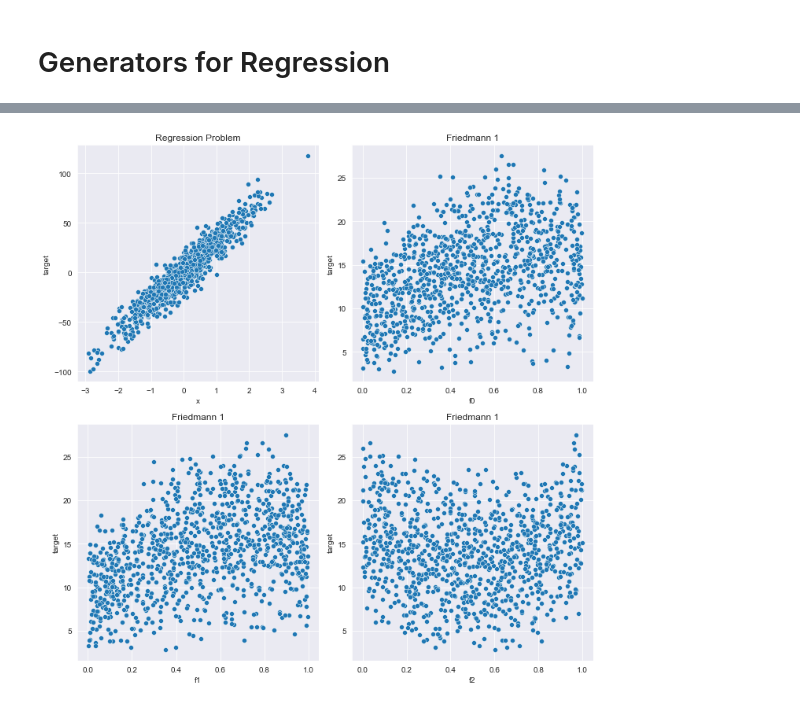
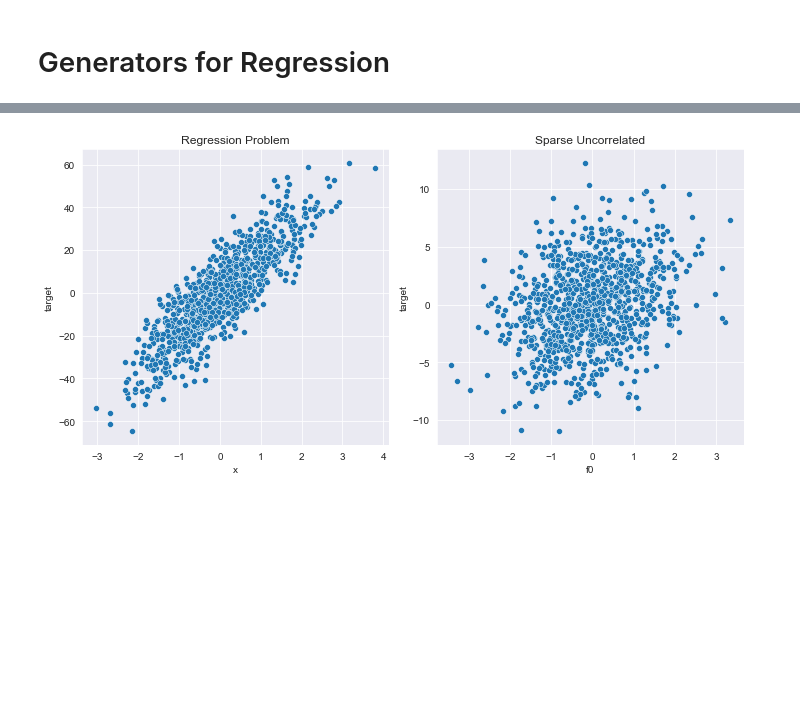
Before and after one commit to DimitriMisiak/Kaggle-Projects, a Jupyter notebook: toy-models/generated_datasets.ipynb, the cells around one changed output, grey strips where cells are left out. Saved outputs shown, nothing was run; the diff lists cells and outputs as text; code cells hidden in the pictures; blank space fills up the shorter version.

```diff
--- a/toy-models/generated_datasets.ipynb
+++ b/toy-models/generated_datasets.ipynb
@@ -76,7 +76,10 @@ plt.show()
 # %% [markdown]
 # Generators for Regression
 # %%
-from sklearn.datasets import make_regression, make_friedman1
+from sklearn.datasets import (
+    make_regression, make_sparse_uncorrelated,
+    make_friedman1, make_friedman2, make_friedman3
+)
 
 # for plotting in 2D space
 n_features = 2
@@ -97,3 +100,10 @@ sparse_data, sparse_target = make_friedman1(
 )
 sparse_df = pd.DataFrame(sparse_data, columns=[f'f{i}' for i in range(10)])
 sparse_df['target'] = sparse_target
+
+# sparse uncorrelated design
+sparse_data, sparse_target = make_sparse_uncorrelated(
+    n_samples=1000, random_state=rng,
+)
+sparse_df = pd.DataFrame(sparse_data, columns=[f'f{i}' for i in range(10)])
+sparse_df['target'] = sparse_target
@@ -109,20 +110,13 @@ sparse_df.head()
-# %%
-fig, axes = plt.subplots(2, 2, figsize=(10, 10))
-
-sns.scatterplot(data=reg_df, x='x', y='target', ax=axes[0,0])
-axes[0,0].set_title('Regression Problem')
-
-sns.scatterplot(data=sparse_df, x='f0', y='target', ax=axes[0,1])
-axes[0,1].set_title('Friedmann 1')
-
-sns.scatterplot(data=sparse_df, x='f1', y='target', ax=axes[1,0])
-axes[1,0].set_title('Friedmann 1')
-
-sns.scatterplot(data=sparse_df, x='f2', y='target', ax=axes[1,1])
-axes[1,1].set_title('Friedmann 1')
-
-
-fig.tight_layout()
-plt.show()
-# %% [output]
-[figure, removed]
+# %%
+fig, axes = plt.subplots(ncols=2, figsize=(10, 5))
+
+sns.scatterplot(data=reg_df, x='x', y='target', ax=axes[0])
+axes[0].set_title('Regression Problem')
+
+sns.scatterplot(data=sparse_df, x='f0', y='target', ax=axes[1])
+axes[1].set_title('Sparse Uncorrelated')
+
+fig.tight_layout()
+plt.show()
+# %% [output]
+[figure, added]
```
Also changed, not shown: parts of 3 cells of this notebook.
